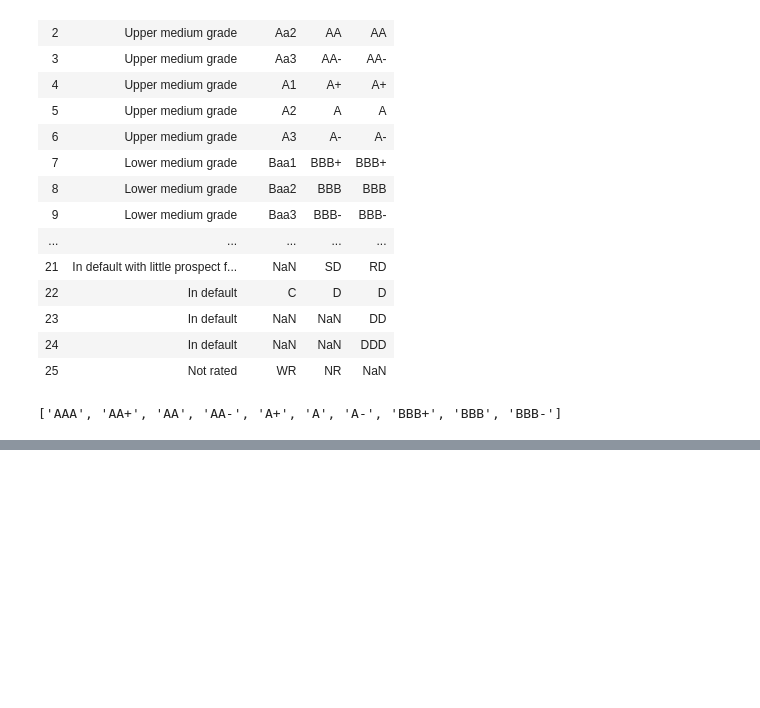
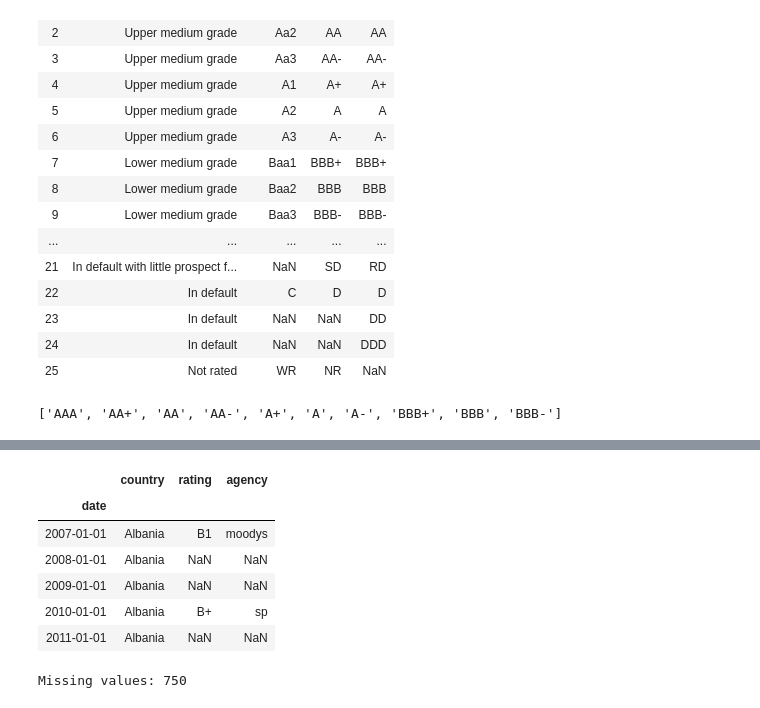
Before and after one commit to feraguilari/WorldBank_Capstone, a Jupyter notebook: notebook.ipynb, the cells around one changed output, grey strips where cells are left out. Cells and saved outputs as stored; diff of their text form; code cells hidden in the pictures; blank space fills up the shorter version.

```diff
--- a/notebook.ipynb
+++ b/notebook.ipynb
@@ -289,0 +306,22 @@ pivot_ratings.head()
+# %%
+#Set date as index
+valratings_df.set_index('date',inplace=True)
+#Resample the data to have the first credit reting of each year.
+res_ratings=valratings_df.groupby(['country']).resample('AS',).first().drop('country',axis=1)
+# %%
+complete_ratings = res_ratings.reset_index(level='country')
+complete_ratings.head()
+# %% [output]
+|  | country | rating | agency |
+| date |  |  |  |
+| 2007-01-01 | Albania | B1 | moodys |
+| 2008-01-01 | Albania | NaN | NaN |
+| 2009-01-01 | Albania | NaN | NaN |
+| 2010-01-01 | Albania | B+ | sp |
+| 2011-01-01 | Albania | NaN | NaN |
+# %%
+print('Missing values:',complete_ratings['rating'].isna().sum())
+#Drop years with missing values
+complete_ratings.dropna(inplace=True)
+# %% [output]
+Missing values: 750
```
Also changed, not shown: parts of 26 cells of this notebook, 1 other file.
